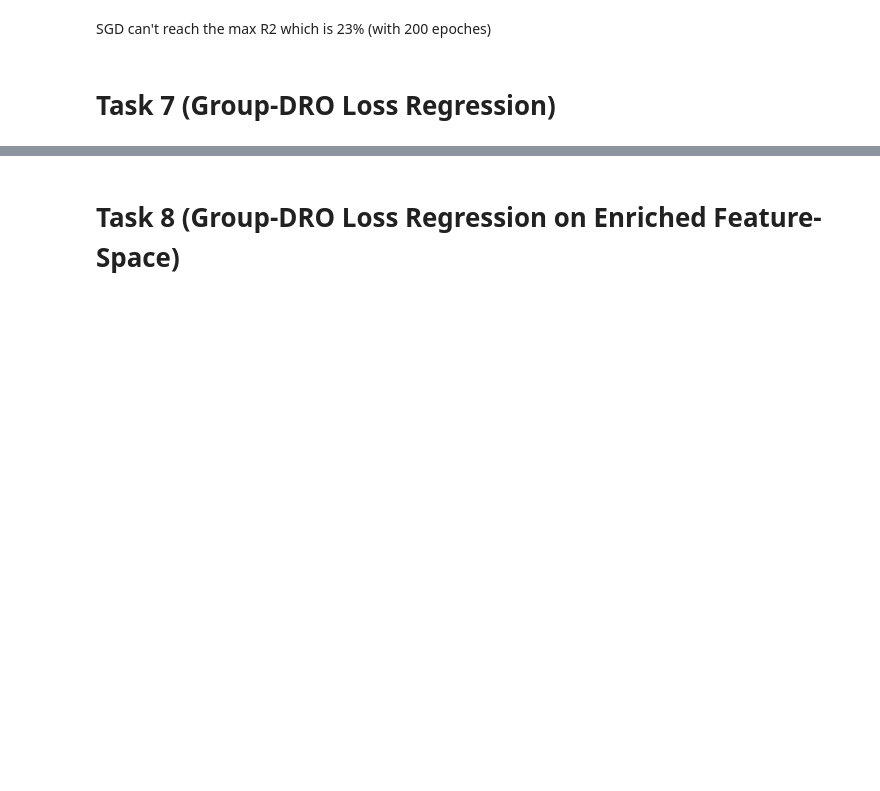
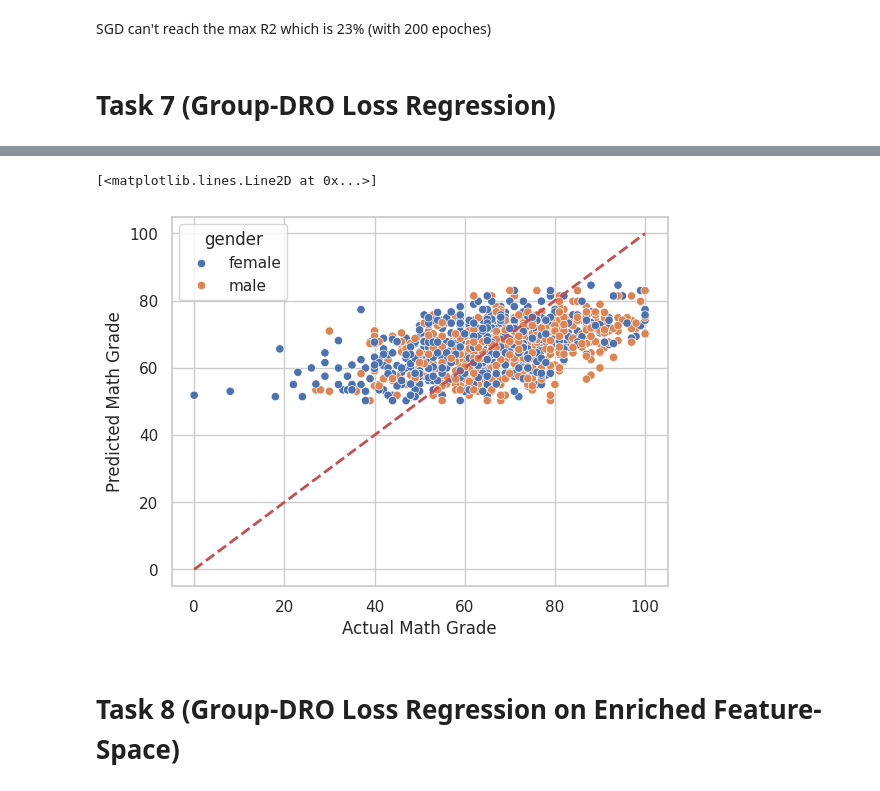
Before and after one commit to akp2003/Machine_Learning_Exercises, a Jupyter notebook: Adv_AI/P1/Project1.ipynb, the cells around one changed output, grey strips where cells are left out. Saved outputs shown, nothing was run; the diff lists cells and outputs as text; code cells hidden in the pictures; blank space fills up the shorter version.

Commit message:
Add plot in Task 7

```diff
--- a/Adv_AI/P1/Project1.ipynb
+++ b/Adv_AI/P1/Project1.ipynb
@@ -911,0 +930,7 @@ SGD can't reach the max R2 which is 23% (with 200 epoches)
+# %%
+X_DRO7 = X_task3.drop(['gender_female', 'gender_male'], axis = 1)
+# %%
+model_DRO3 = LinearRegression(fit_intercept = False).fit(X_DRO7,y)
+print(model_DRO3.coef_)
+y_pred_DRO3 = model_DRO3.predict(X_DRO7)
+basic_eval(y,y_pred_DRO3)
@@ -912,2 +945,12 @@ SGD can't reach the max R2 which is 23% (with 200 epoches)
+# %%
+sns.scatterplot(x = y,y = y_pred_DRO3, hue = X['gender'])
+plt.xlabel("Actual Math Grade")
+plt.ylabel("Predicted Math Grade")
+min_val = min(y.min(), y_pred_DRO3.min())
+max_val = max(y.max(), y_pred_DRO3.max())
+plt.plot([min_val, max_val], [min_val, max_val], 'r--', lw=2)
+# %% [output]
+[<matplotlib.lines.Line2D at 0x...>]
+[figure, added]
 # %% [markdown]
 # Task 8 (Group-DRO Loss Regression on Enriched Feature-Space)
```
Also changed, not shown: parts of 5 cells of this notebook.
